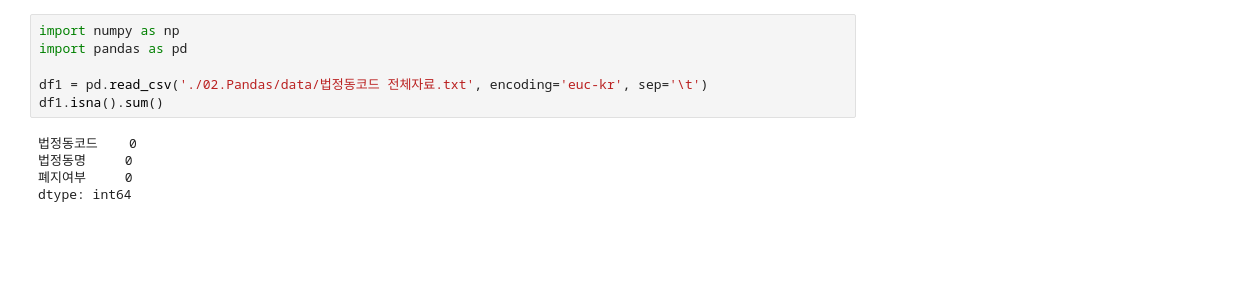
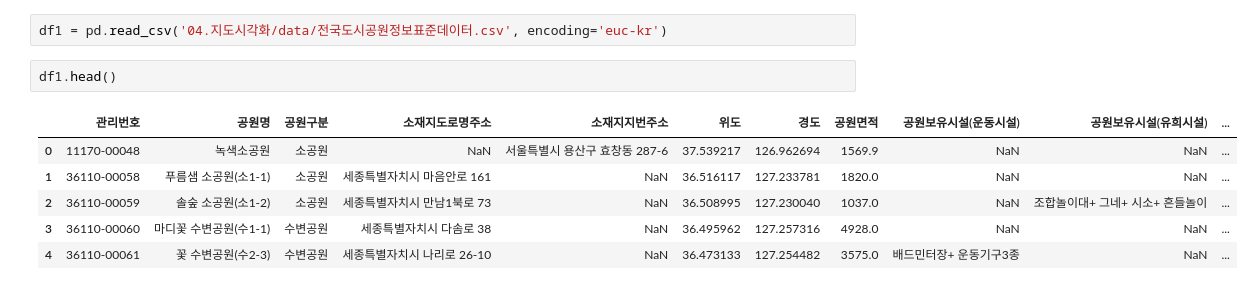
Before and after one commit to rawmouse96/DataAnalysis, a Jupyter notebook: 00.test.ipynb, the cells around one changed output. Drawn from its saved outputs; the diff is of its cells as text; blank space fills up the shorter version.

```diff
--- a/00.test.ipynb
+++ b/00.test.ipynb
@@ -21,11 +4,11 @@ plt.show()
-# %%
-import numpy as np
-import pandas as pd
-
-df1 = pd.read_csv('./02.Pandas/data/법정동코드 전체자료.txt', encoding='euc-kr', sep='\t')
-df1.isna().sum()
-# %% [output]
-법정동코드    0
-법정동명     0
-폐지여부     0
-dtype: int64
+# %%
+df1 = pd.read_csv('04.지도시각화/data/전국도시공원정보표준데이터.csv', encoding='euc-kr')
+# %%
+df1.head()
+# %% [output]
+|  | 관리번호 | 공원명 | 공원구분 | 소재지도로명주소 | 소재지지번주소 | 위도 | 경도 | 공원면적 | 공원보유시설(운동시설) | 공원보유시설(유희시설) | ... |
+| 0 | 11170-00048 | 녹색소공원 | 소공원 | NaN | 서울특별시 용산구 효창동 287-6 | 37.539217 | 126.962694 | 1569.9 | NaN | NaN | ... |
+| 1 | 36110-00058 | 푸름샘 소공원(소1-1) | 소공원 | 세종특별자치시 마음안로 161 | NaN | 36.516117 | 127.233781 | 1820.0 | NaN | NaN | ... |
+| 2 | 36110-00059 | 솔숲 소공원(소1-2) | 소공원 | 세종특별자치시 만남1북로 73 | NaN | 36.508995 | 127.230040 | 1037.0 | NaN | 조합놀이대+ 그네+ 시소+ 흔들놀이 | ... |
+| 3 | 36110-00060 | 마디꽃 수변공원(수1-1) | 수변공원 | 세종특별자치시 다솜로 38 | NaN | 36.495962 | 127.257316 | 4928.0 | NaN | NaN | ... |
+| 4 | 36110-00061 | 꽃 수변공원(수2-3) | 수변공원 | 세종특별자치시 나리로 26-10 | NaN | 36.473133 | 127.254482 | 3575.0 | 배드민터장+ 운동기구3종 | NaN | ... |
```
Also changed, not shown: parts of 28 cells of this notebook, 10 other files.
